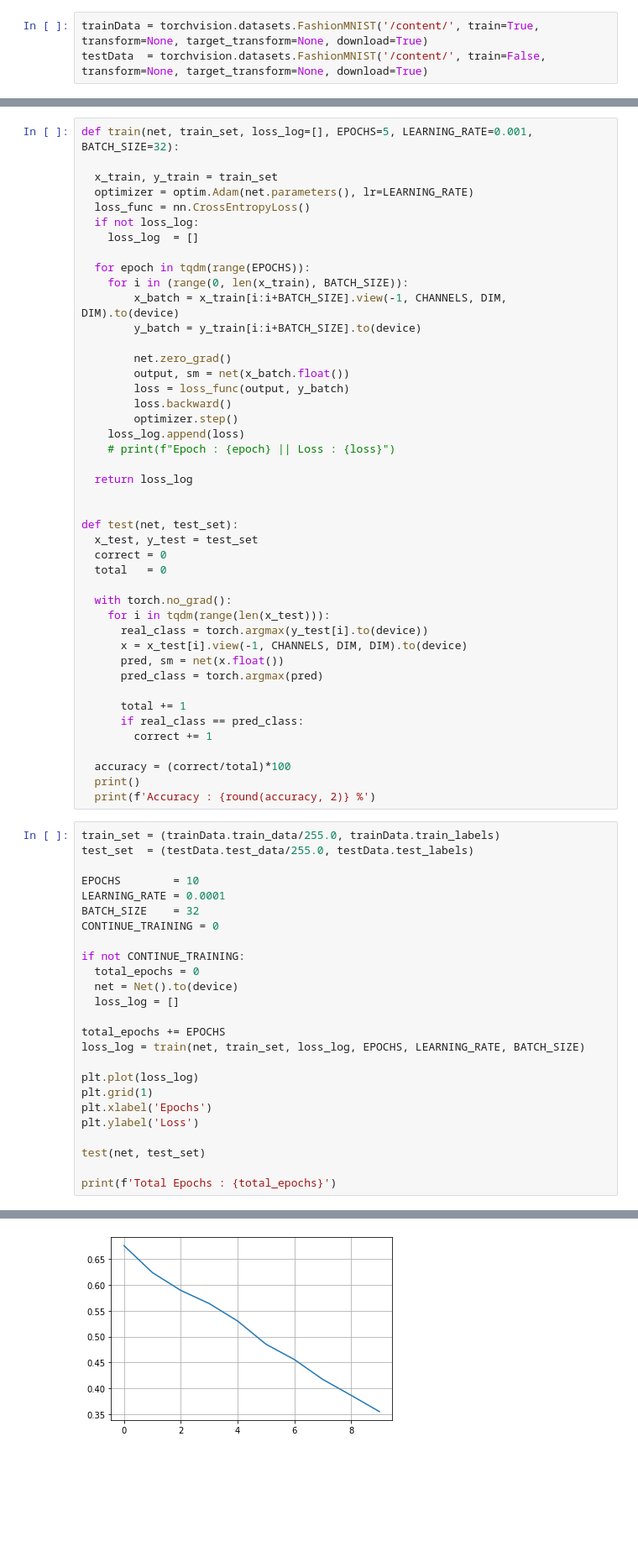
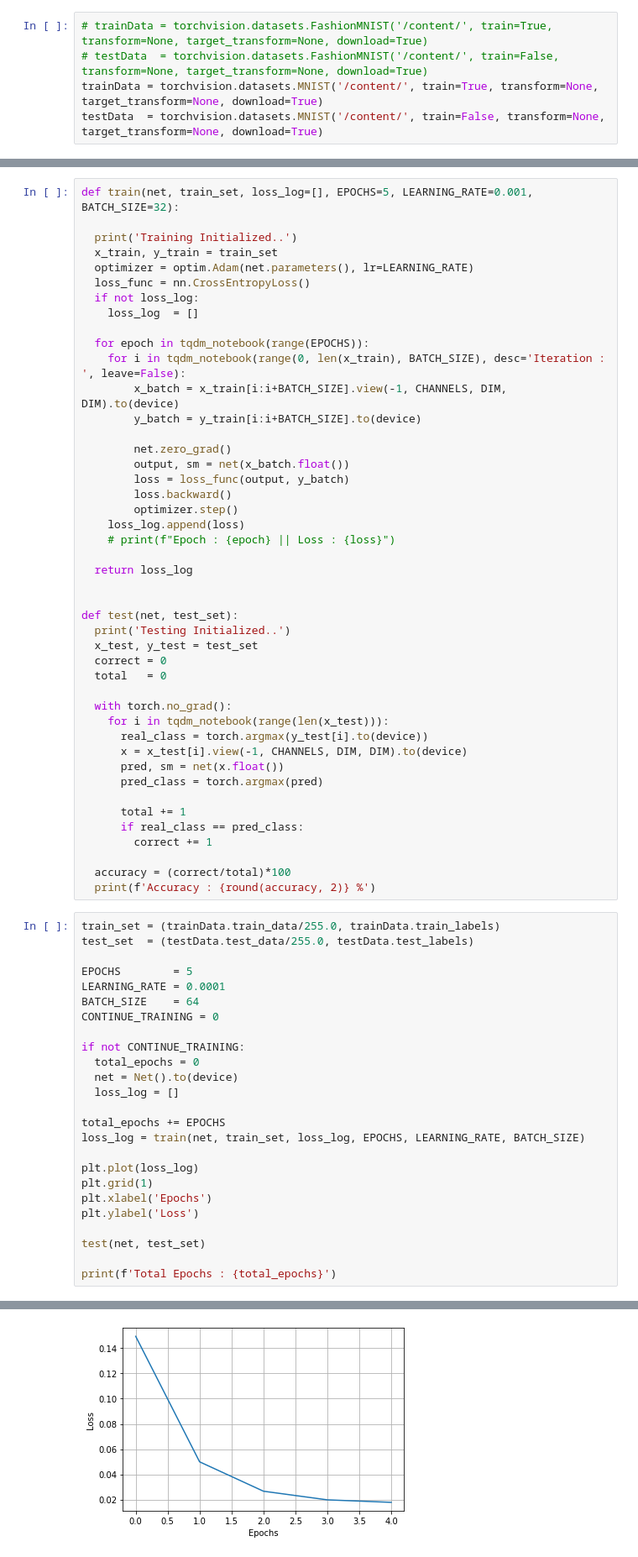
Before and after one commit to ParthikB/siamese, a Jupyter notebook: siamese.ipynb, the cells around one changed output, grey strips where cells are left out. Shown: that part at 84% size. Cells and saved outputs as stored; diff of their text form; blank space fills up the shorter version.

```diff
--- a/siamese.ipynb
+++ b/siamese.ipynb
@@ -23,5 +23,7 @@ print(f'Running on : {running}')
 # %% [output]
 Running on : GPU
 # %%
-trainData = torchvision.datasets.FashionMNIST('/content/', train=True, transform=None, target_transform=None, download=True)
-testData  = torchvision.datasets.FashionMNIST('/content/', train=False, transform=None, target_transform=None, download=True)
+# trainData = torchvision.datasets.FashionMNIST('/content/', train=True, transform=None, target_transform=None, download=True)
+# testData  = torchvision.datasets.FashionMNIST('/content/', train=False, transform=None, target_transform=None, download=True)
+trainData = torchvision.datasets.MNIST('/content/', train=True, transform=None, target_transform=None, download=True)
+testData  = torchvision.datasets.MNIST('/content/', train=False, transform=None, target_transform=None, download=True)
@@ -93,14 +105,15 @@ class Net(nn.Module):
 # %%
 def train(net, train_set, loss_log=[], EPOCHS=5, LEARNING_RATE=0.001, BATCH_SIZE=32):
 
+  print('Training Initialized..')
   x_train, y_train = train_set
   optimizer = optim.Adam(net.parameters(), lr=LEARNING_RATE)
   loss_func = nn.CrossEntropyLoss()
   if not loss_log:
     loss_log  = []
 
-  for epoch in tqdm(range(EPOCHS)):
-    for i in (range(0, len(x_train), BATCH_SIZE)):
+  for epoch in tqdm_notebook(range(EPOCHS)):
+    for i in tqdm_notebook(range(0, len(x_train), BATCH_SIZE), desc='Iteration : ', leave=False):
         x_batch = x_train[i:i+BATCH_SIZE].view(-1, CHANNELS, DIM, DIM).to(device)
         y_batch = y_train[i:i+BATCH_SIZE].to(device)
 
@@ -116,12 +129,13 @@ def train(net, train_set, loss_log=[], EPOCHS=5, LEARNING_RATE=0.001, BATCH_SIZE
 
 
 def test(net, test_set):
+  print('Testing Initialized..')
   x_test, y_test = test_set
   correct = 0
   total   = 0
 
   with torch.no_grad():
-    for i in tqdm(range(len(x_test))):
+    for i in tqdm_notebook(range(len(x_test))):
       real_class = torch.argmax(y_test[i].to(device))
       x = x_test[i].view(-1, CHANNELS, DIM, DIM).to(device)
       pred, sm = net(x.float())
@@ -132,15 +146,14 @@ def test(net, test_set):
         correct += 1
 
   accuracy = (correct/total)*100
-  print()
   print(f'Accuracy : {round(accuracy, 2)} %')
 # %%
 train_set = (trainData.train_data/255.0, trainData.train_labels)
 test_set  = (testData.test_data/255.0, testData.test_labels)
 
-EPOCHS        = 10
+EPOCHS        = 5
 LEARNING_RATE = 0.0001
-BATCH_SIZE    = 32
+BATCH_SIZE    = 64
 CONTINUE_TRAINING = 0
 
 if not CONTINUE_TRAINING:
@@ -165 +187 @@ Total Epochs : 10
-[figure, old version]
+[figure, new version]
```
Also changed, not shown: parts of 4 cells of this notebook.
